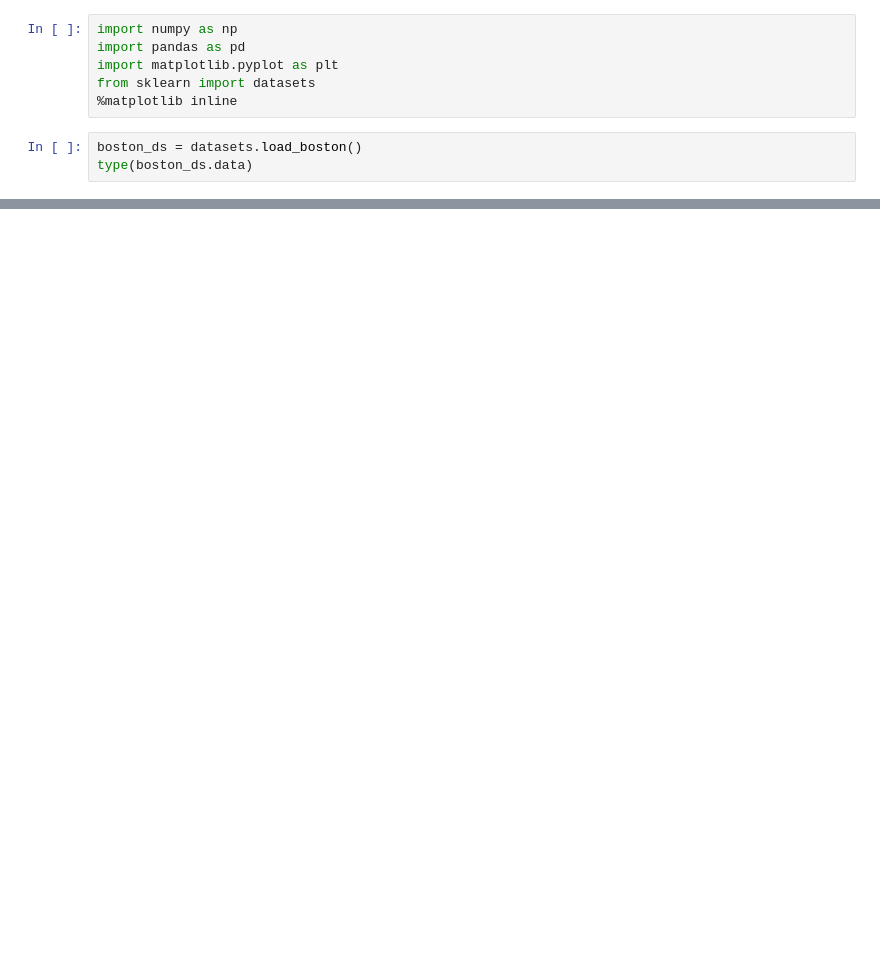
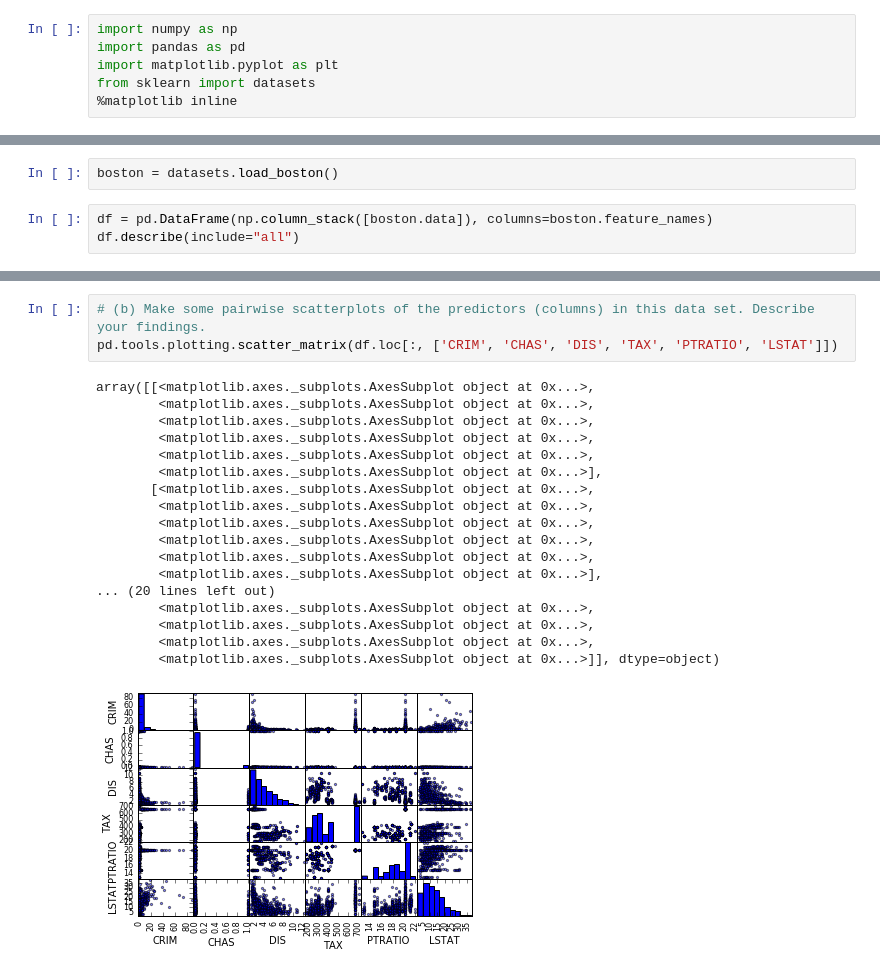
Before and after one commit to JasonBenn/islr, a Jupyter notebook: 2/2.10.ipynb, the cells around one changed output, grey strips where cells are left out. Saved outputs shown, nothing was run; the diff lists cells and outputs as text; blank space fills up the shorter version.

Commit message:
Scatter matrix of a few variables for 2.10.

```diff
--- a/2/2.10.ipynb
+++ b/2/2.10.ipynb
@@ -4,6 +4,3 @@ import pandas as pd
 import matplotlib.pyplot as plt
 from sklearn import datasets
 %matplotlib inline
-# %%
-boston_ds = datasets.load_boston()
-type(boston_ds.data)
@@ -23,0 +7,5 @@ pd.DataFrame(boston_ds.data).describe()
+# %%
+boston = datasets.load_boston()
+# %%
+df = pd.DataFrame(np.column_stack([boston.data]), columns=boston.feature_names)
+df.describe(include="all")
@@ -23,0 +50,22 @@ pd.DataFrame(boston_ds.data).describe()
+# %%
+# (b) Make some pairwise scatterplots of the predictors (columns) in this data set. Describe your findings.
+pd.tools.plotting.scatter_matrix(df.loc[:, ['CRIM', 'CHAS', 'DIS', 'TAX', 'PTRATIO', 'LSTAT']])
+# %% [output]
+array([[<matplotlib.axes._subplots.AxesSubplot object at 0x...>,
+        <matplotlib.axes._subplots.AxesSubplot object at 0x...>,
+        <matplotlib.axes._subplots.AxesSubplot object at 0x...>,
+        <matplotlib.axes._subplots.AxesSubplot object at 0x...>,
+        <matplotlib.axes._subplots.AxesSubplot object at 0x...>,
+        <matplotlib.axes._subplots.AxesSubplot object at 0x...>],
+       [<matplotlib.axes._subplots.AxesSubplot object at 0x...>,
+        <matplotlib.axes._subplots.AxesSubplot object at 0x...>,
+        <matplotlib.axes._subplots.AxesSubplot object at 0x...>,
+        <matplotlib.axes._subplots.AxesSubplot object at 0x...>,
+        <matplotlib.axes._subplots.AxesSubplot object at 0x...>,
+        <matplotlib.axes._subplots.AxesSubplot object at 0x...>],
+... (20 lines left out)
+        <matplotlib.axes._subplots.AxesSubplot object at 0x...>,
+        <matplotlib.axes._subplots.AxesSubplot object at 0x...>,
+        <matplotlib.axes._subplots.AxesSubplot object at 0x...>,
+        <matplotlib.axes._subplots.AxesSubplot object at 0x...>]], dtype=object)
+[figure, added]
```
Also changed, not shown: parts of 5 cells of this notebook, 1 other file.
